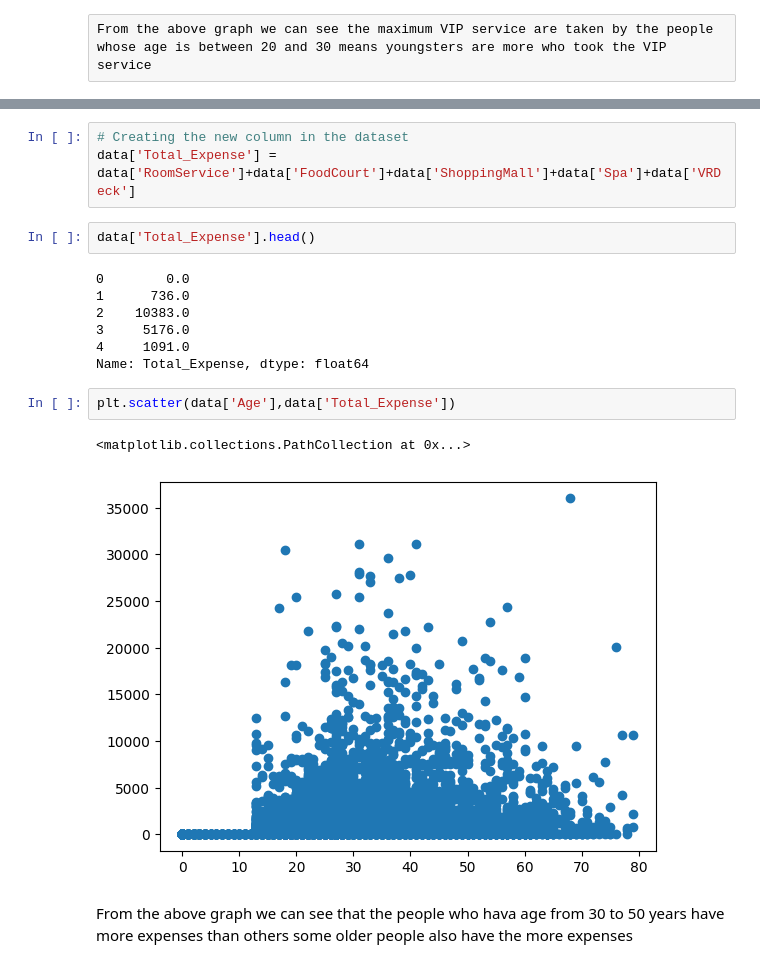
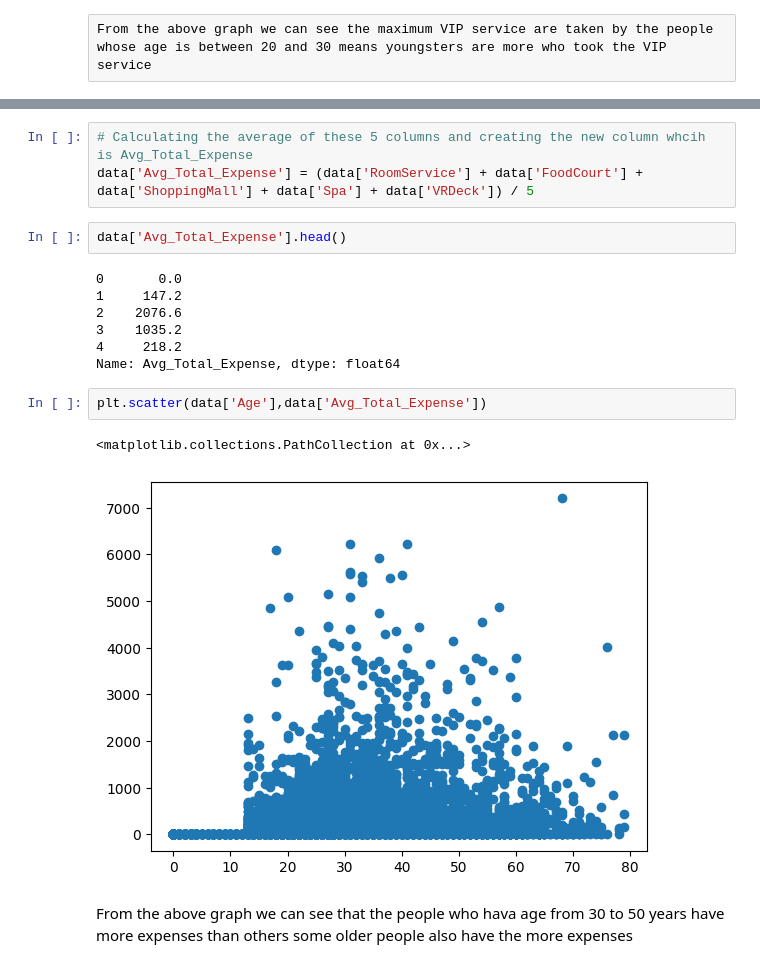
Before and after one commit to guptaayushman24/Kaggle_Competition, a Jupyter notebook: spaceship-2.ipynb, the cells around one changed output, grey strips where cells are left out. Drawn from its saved outputs; the diff is of its cells as text.

```diff
--- a/spaceship-2.ipynb
+++ b/spaceship-2.ipynb
@@ -338,22 +338,22 @@ data.head()
 | 3 | Europa | False | A/0/S | TRAPPIST-1e | 33.0 | False | 0.0 | 1283.0 | 371.0 | ... |
 | 4 | Earth | False | F/1/S | TRAPPIST-1e | 16.0 | False | 303.0 | 70.0 | 151.0 | ... |
 # %%
-# Creating the new column in the dataset
-data['Total_Expense'] = data['RoomService']+data['FoodCourt']+data['ShoppingMall']+data['Spa']+data['VRDeck']
+# Calculating the average of these 5 columns and creating the new column whcih is Avg_Total_Expense
+data['Avg_Total_Expense'] = (data['RoomService'] + data['FoodCourt'] + data['ShoppingMall'] + data['Spa'] + data['VRDeck']) / 5
 # %%
-data['Total_Expense'].head()
+data['Avg_Total_Expense'].head()
 # %% [output]
-0        0.0
-1      736.0
-2    10383.0
-3     5176.0
-4     1091.0
-Name: Total_Expense, dtype: float64
+0       0.0
+1     147.2
+2    2076.6
+3    1035.2
+4     218.2
+Name: Avg_Total_Expense, dtype: float64
 # %%
-plt.scatter(data['Age'],data['Total_Expense'])
+plt.scatter(data['Age'],data['Avg_Total_Expense'])
 # %% [output]
 <matplotlib.collections.PathCollection at 0x...>
-[figure, old version]
+[figure, new version]
 # %% [markdown]
 From the above graph we can see that the people who hava age from 30 to 50 years have more expenses than others some older people also have the more expenses
 # %%
```
Also changed, not shown: parts of 9 cells of this notebook.
